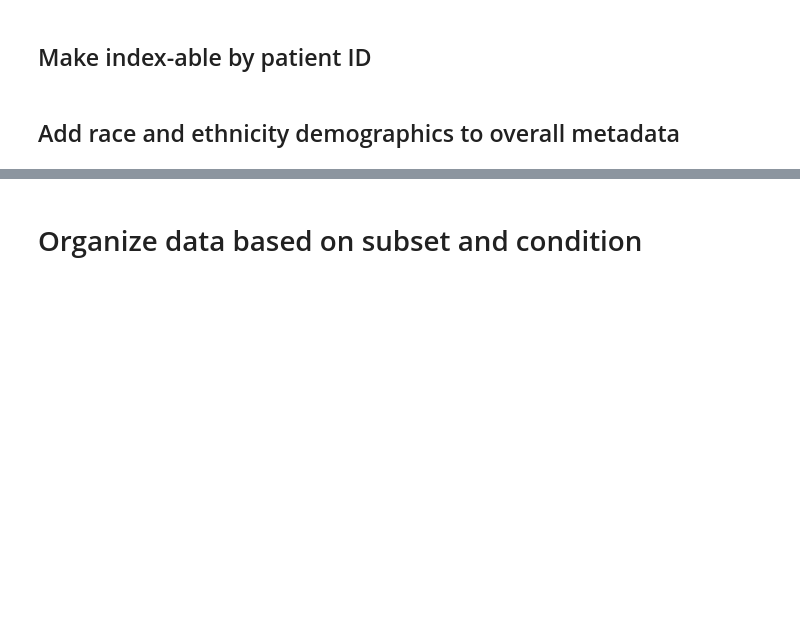
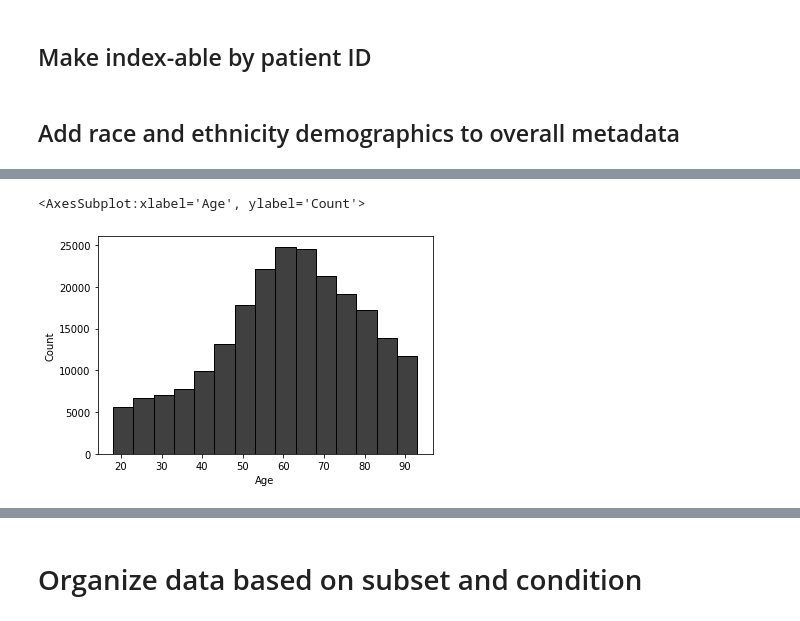
Before and after one commit to nicchiou/domain_adapt_cxr, a Jupyter notebook: notebooks/data_analysis/CheXpert_small.ipynb, the cells around one changed output, grey strips where cells are left out. Cells and saved outputs as stored; diff of their text form; code cells hidden in the pictures; blank space fills up the shorter version.

```diff
--- a/notebooks/data_analysis/CheXpert_small.ipynb
+++ b/notebooks/data_analysis/CheXpert_small.ipynb
@@ -276,0 +383,6 @@ meta_df.to_csv(os.path.join(root_path, 'train_demo_filt_patients.csv'), index=Fa
+# %%
+meta_df = pd.read_csv(os.path.join(root_path, 'train_demo_filt_patients.csv'), dtype={'Patient ID': str, 'Primary Race': object, 'Ethnicity': object})
+sns.histplot(data=meta_df, x='Age', binwidth=binwidth, color='k', title='Original Age Distribution')
+# %% [output]
+<AxesSubplot:xlabel='Age', ylabel='Count'>
+[figure, added]
```
Also changed, not shown: parts of 24 cells of this notebook, 1 other file.
